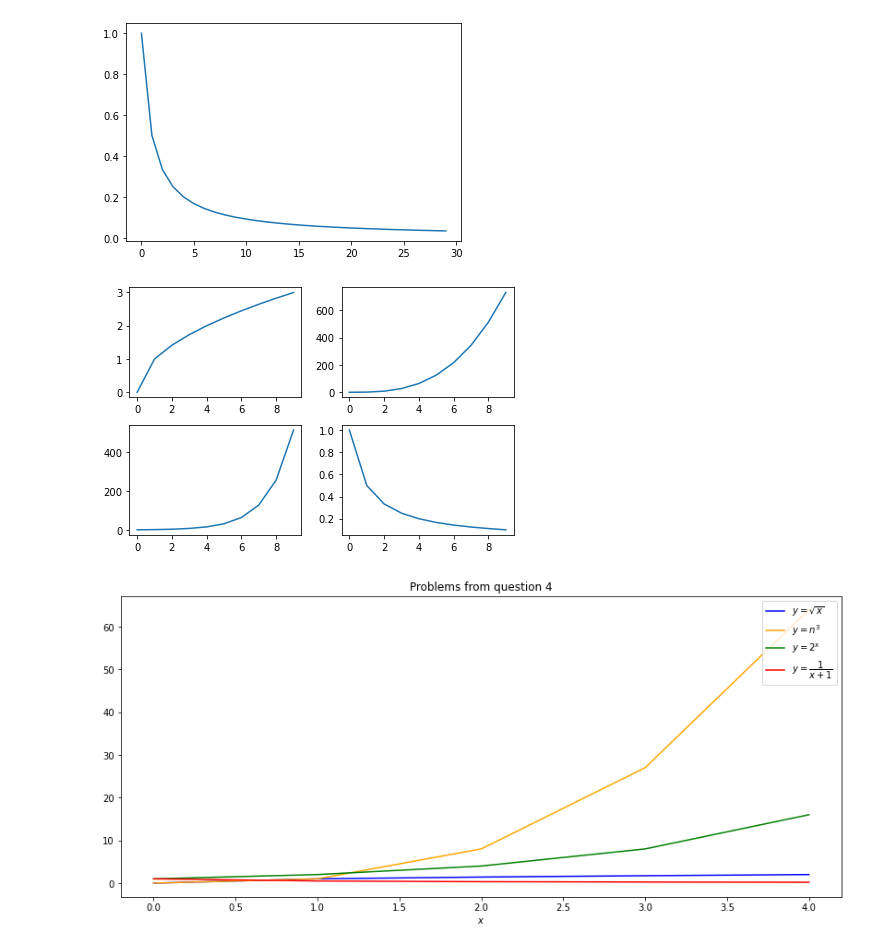
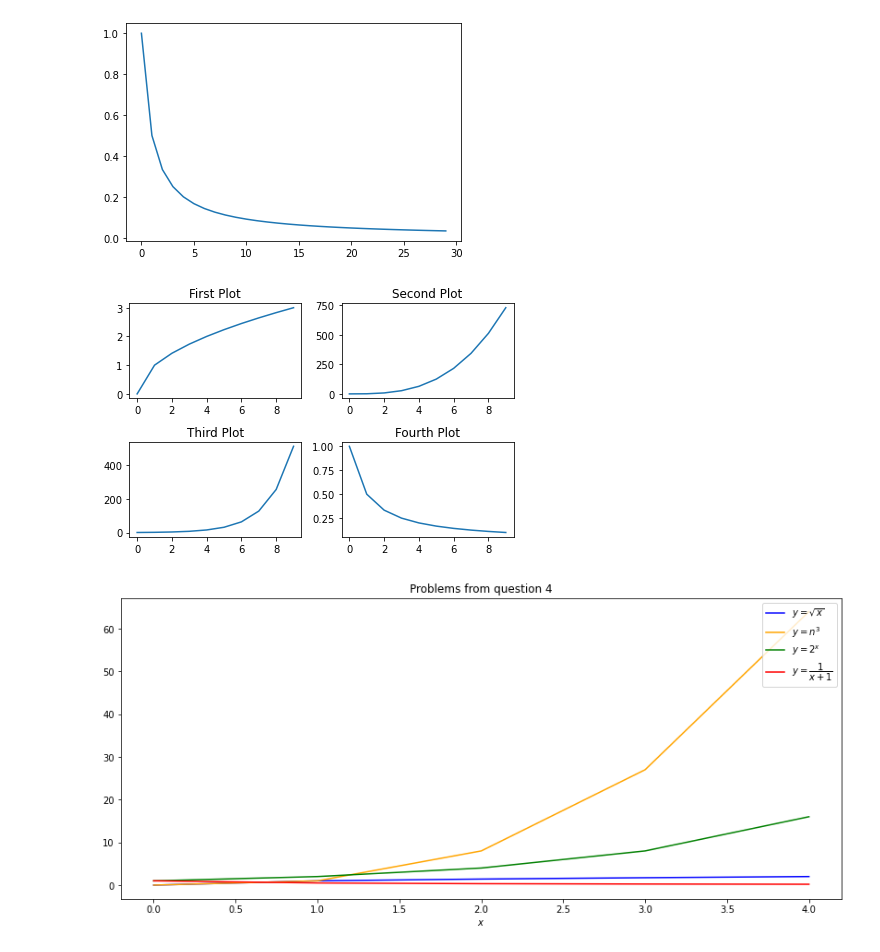
Before and after one commit to malachi-hale/numpy-pandas-visualization-exercise, a Jupyter notebook: matplotlib_exercises.ipynb, the cells around one changed output. Cells and saved outputs as stored; diff of their text form; code cells hidden in the pictures.

Commit message:
updates to visualization exercises

```diff
--- a/matplotlib_exercises.ipynb
+++ b/matplotlib_exercises.ipynb
@@ -42,25 +42,29 @@ plt.savefig('figure-4')
 # %%
 x = range(0, 10)
 
-plt.subplot(221)
+ax1 = plt.subplot(221)
 y = [math.sqrt(n) for n in x]
 plt.plot(x, y)
+ax1.title.set_text('First Plot')
 
-plt.subplot(222)
+ax2 = plt.subplot(222)
 y = [n**3 for n in x]
 plt.plot(x, y)
+ax2.title.set_text('Second Plot')
 
-plt.subplot(223)
+ax3 =plt.subplot(223)
 y = [2**n for n in x]
 plt.plot(x, y)
+ax3.title.set_text('Third Plot')
 
-plt.subplot(224)
+ax4 =plt.subplot(224)
 y = [1/(n+1) for n in x]
 plt.plot(x, y)
+ax4.title.set_text('Fourth Plot')
 
 plt.tight_layout()
 # %% [output]
-[figure, old version]
+[figure, new version]
 # %%
 x = range(0, 5)
 
```
